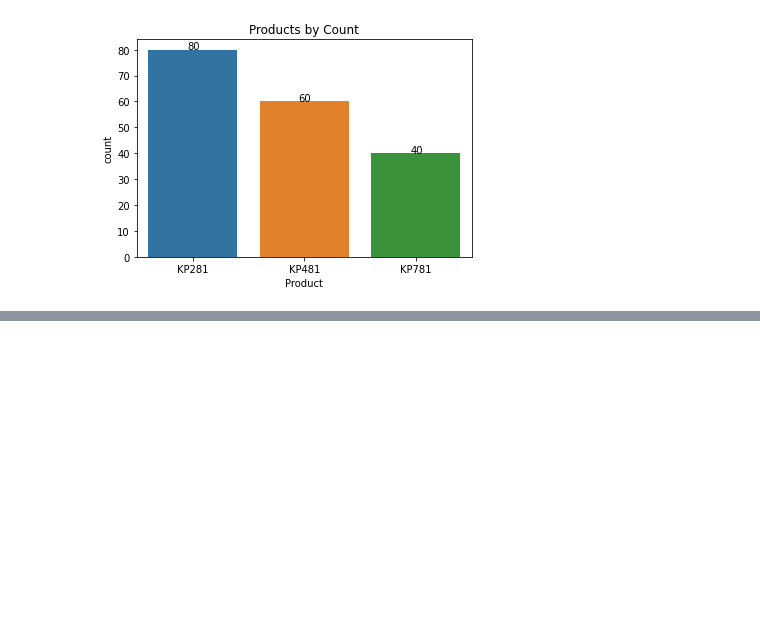
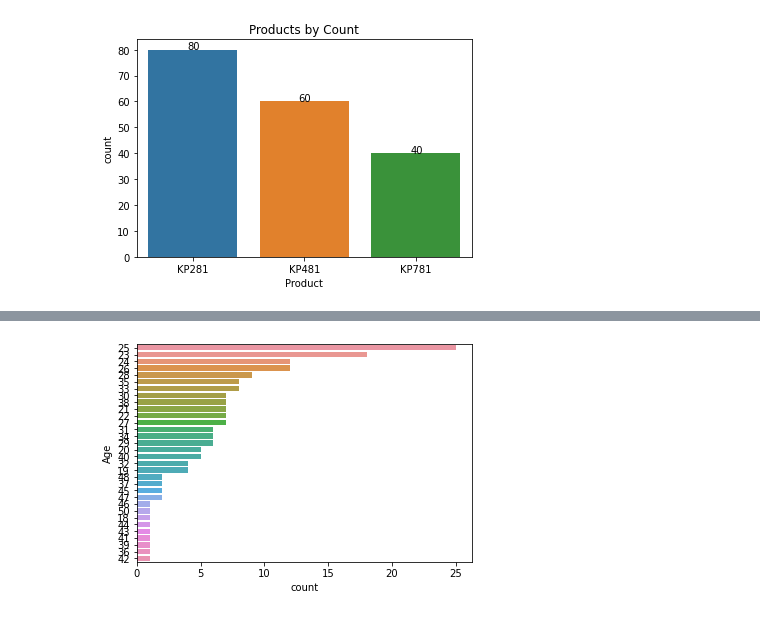
Before and after one commit to pkmariya/Python, a Jupyter notebook: AerofitCaseStudy_Mariya_DSMLJune22.ipynb, the cells around one changed output, grey strips where cells are left out. Saved outputs shown, nothing was run; the diff lists cells and outputs as text; code cells hidden in the pictures; blank space fills up the shorter version.

```diff
--- a/AerofitCaseStudy_Mariya_DSMLJune22.ipynb
+++ b/AerofitCaseStudy_Mariya_DSMLJune22.ipynb
@@ -199,0 +207,5 @@ plt.show()
+# %%
+ sns.countplot(data=aero_df, y="Age", order=aero_df['Age'].value_counts().index[:])
+ plt.show()
+# %% [output]
+[figure, added]
```
Also changed, not shown: parts of 2 cells of this notebook.
